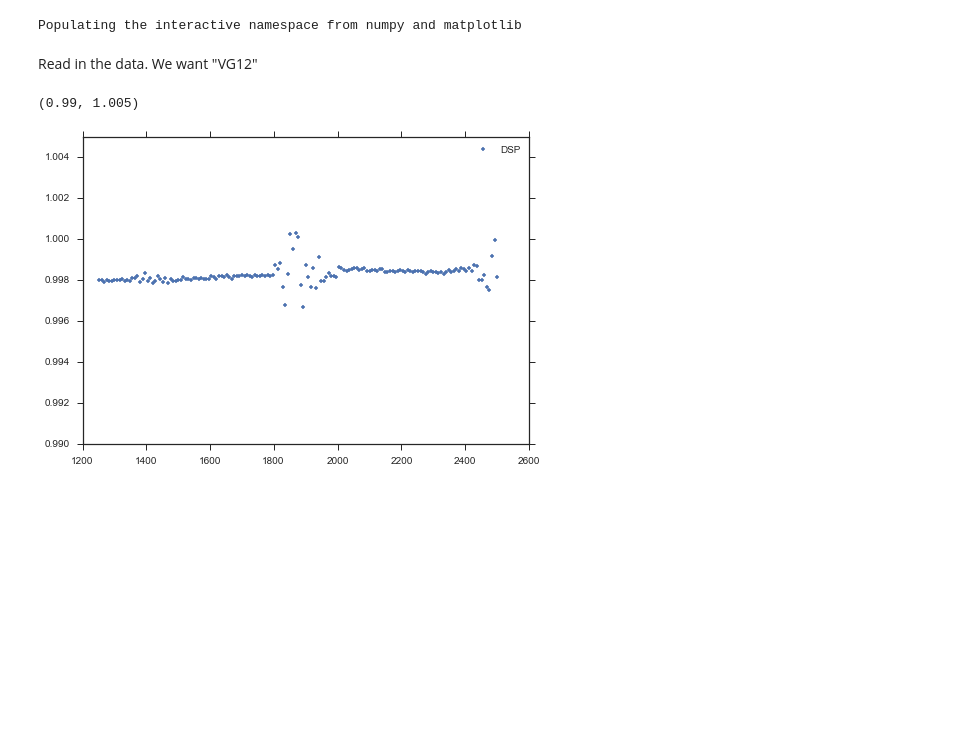
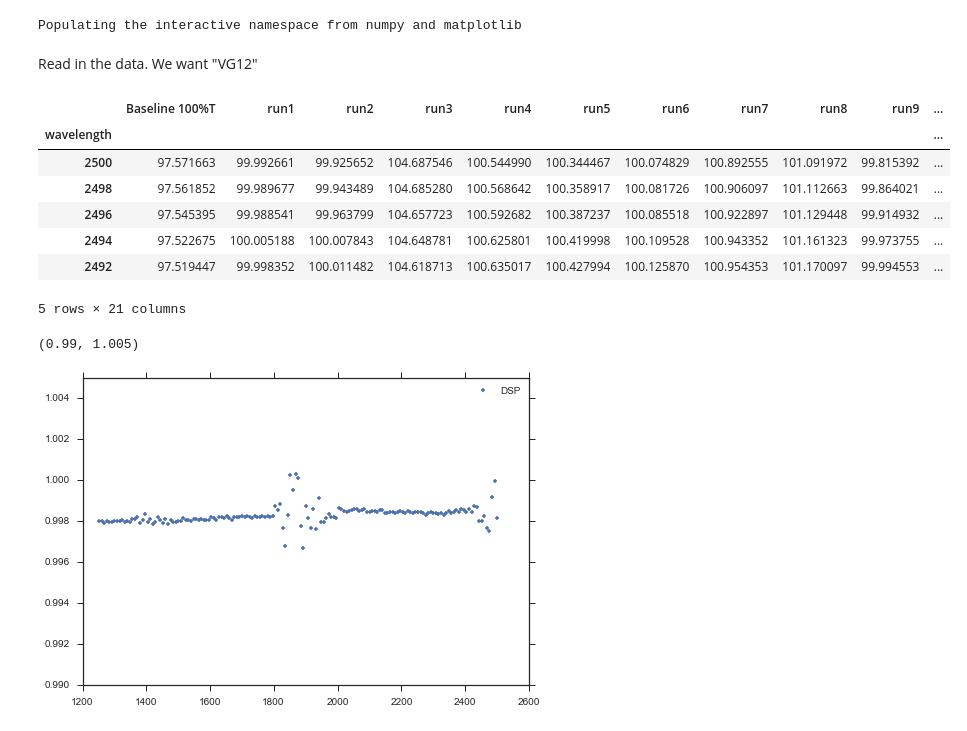
Before and after one commit to Echelle/AO_bonding_paper, a Jupyter notebook: notebooks/SiGaps_10_VG05_DSP.ipynb, the cells around one changed output. Saved outputs shown, nothing was run; the diff lists cells and outputs as text; code cells hidden in the pictures; blank space fills up the shorter version.

```diff
--- a/notebooks/SiGaps_10_VG05_DSP.ipynb
+++ b/notebooks/SiGaps_10_VG05_DSP.ipynb
@@ -24,0 +24,11 @@ df = df[df.index > 1250.0]
+# %%
+df.head()
+# %% [output]
+|  | Baseline 100%T | run1 | run2 | run3 | run4 | run5 | run6 | run7 | run8 | run9 | ... |
+| wavelength |  |  |  |  |  |  |  |  |  |  | ... |
+| 2500 | 97.571663 | 99.992661 | 99.925652 | 104.687546 | 100.544990 | 100.344467 | 100.074829 | 100.892555 | 101.091972 | 99.815392 | ... |
+| 2498 | 97.561852 | 99.989677 | 99.943489 | 104.685280 | 100.568642 | 100.358917 | 100.081726 | 100.906097 | 101.112663 | 99.864021 | ... |
+| 2496 | 97.545395 | 99.988541 | 99.963799 | 104.657723 | 100.592682 | 100.387237 | 100.085518 | 100.922897 | 101.129448 | 99.914932 | ... |
+| 2494 | 97.522675 | 100.005188 | 100.007843 | 104.648781 | 100.625801 | 100.419998 | 100.109528 | 100.943352 | 101.161323 | 99.973755 | ... |
+| 2492 | 97.519447 | 99.998352 | 100.011482 | 104.618713 | 100.635017 | 100.427994 | 100.125870 | 100.954353 | 101.170097 | 99.994553 | ... |
+5 rows × 21 columns
```
Also changed, not shown: parts of 2 cells of this notebook.
